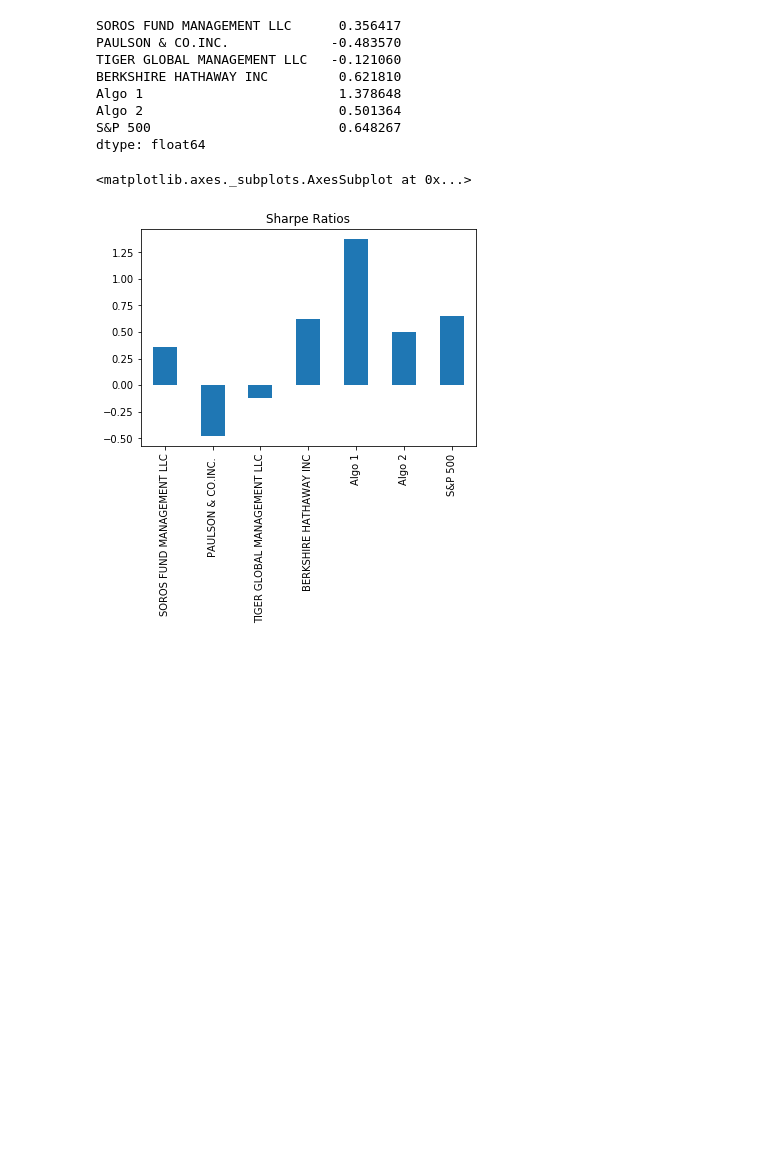
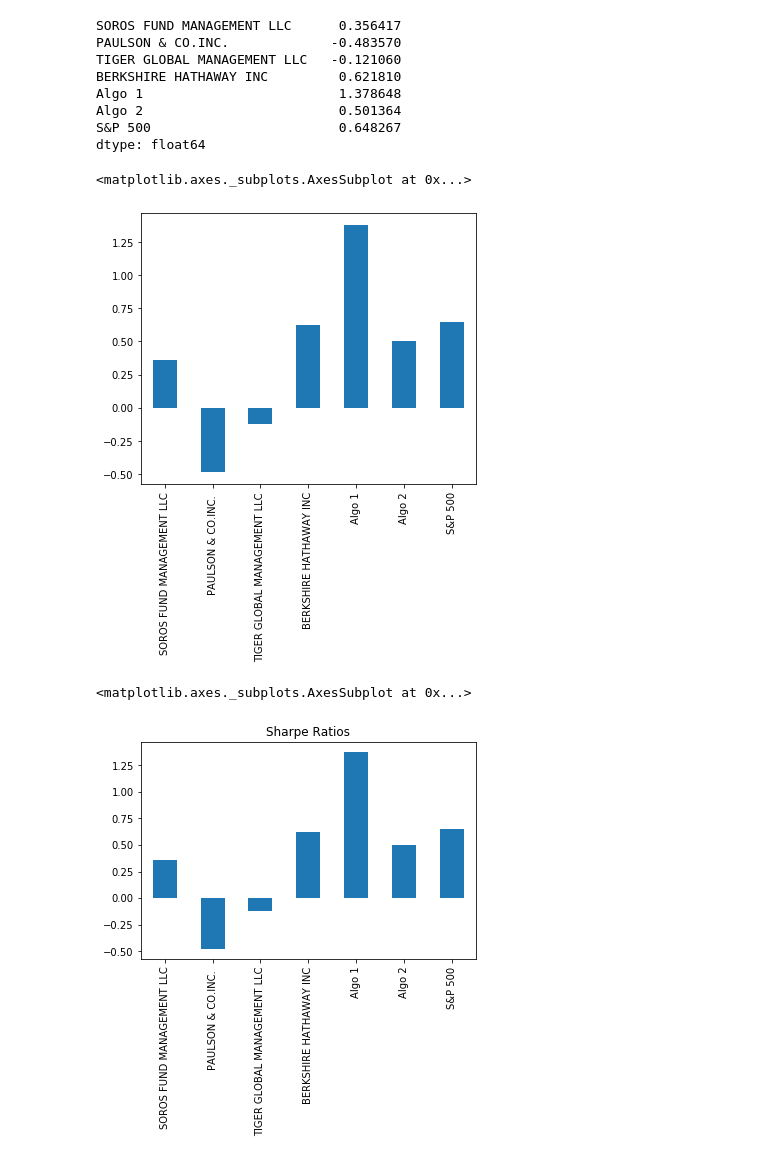
Before and after one commit to GonzaloGarciaContreras/Pandas-Homework-Whale-Analysis, a Jupyter notebook: ggc_whale_analysis.ipynb, the cells around one changed output. Saved outputs shown, nothing was run; the diff lists cells and outputs as text; code cells hidden in the pictures; blank space fills up the shorter version.

Commit message:
Sharpe Ratios

```diff
--- a/ggc_whale_analysis.ipynb
+++ b/ggc_whale_analysis.ipynb
@@ -555,3 +560,8 @@ In reality, investment managers and thier institutional investors look at the ra
 
 1. Using the daily returns, calculate and visualize the Sharpe ratios using a bar plot.
 2. Determine whether the algorithmic strategies outperform both the market (S&P 500) and the whales portfolios.
+# %%
+# Calculate annualized Sharpe Ratios
+# Use the `mean` and `std` functions to calculate the annualized sharpe ratio
+sharpe_ratios = (concat_data.mean() * 252) / (concat_data.std() * np.sqrt(252))
+sharpe_ratios
@@ -567,6 +586,11 @@ Algo 1                         1.378648
 Algo 2                         0.501364
 S&P 500                        0.648267
 dtype: float64
+# %%
+sharpe_ratios.plot.bar(figsize=(6, 5))
+# %% [output]
+<matplotlib.axes._subplots.AxesSubplot at 0x...>
+[figure, added]
 # %%
 # Visualize the sharpe ratios as a bar plot
 # YOUR CODE HERE
```
Also changed, not shown: parts of 3 cells of this notebook.
